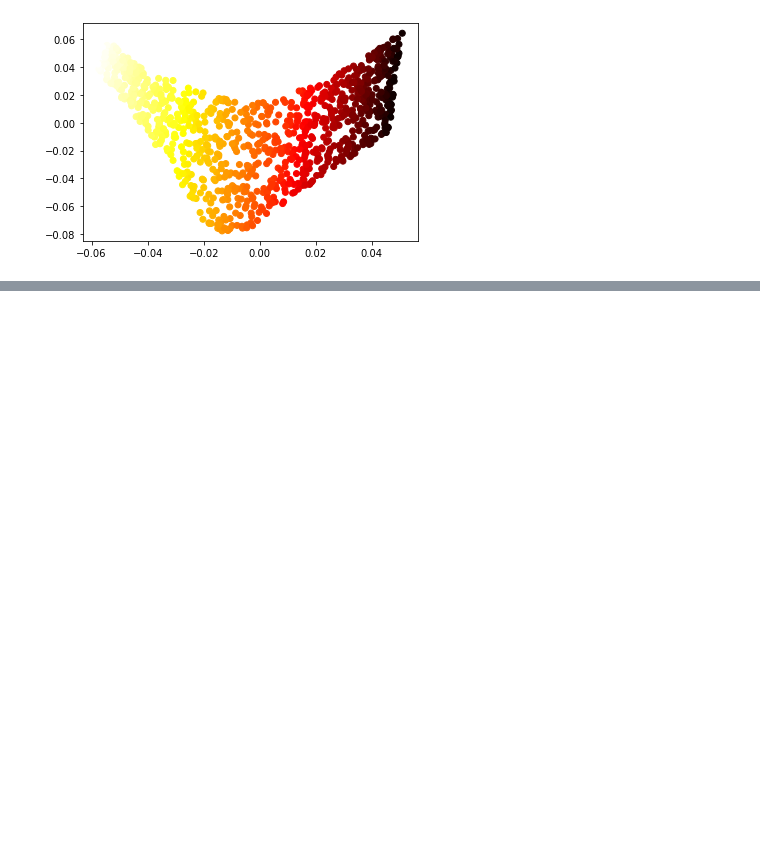
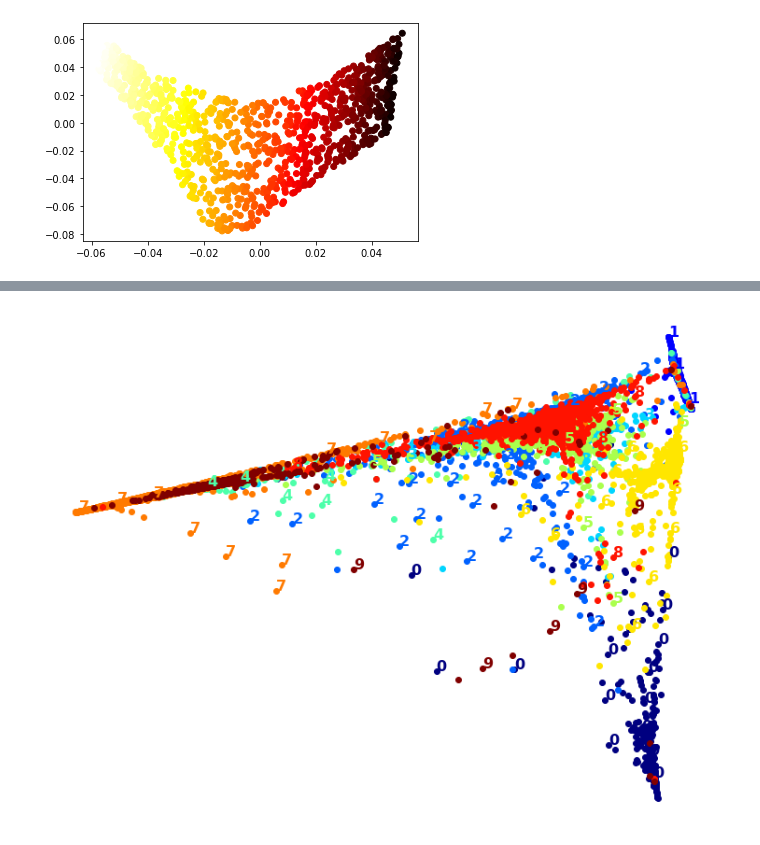
Before and after one commit to HectorFranc/ML-notebook, a Jupyter notebook: lessons/6.-Decomposition.ipynb, the cells around one changed output, grey strips where cells are left out. Drawn from its saved outputs; the diff is of its cells as text; code cells hidden in the pictures; blank space fills up the shorter version.

```diff
--- a/lessons/6.-Decomposition.ipynb
+++ b/lessons/6.-Decomposition.ipynb
@@ -225,0 +393,8 @@ plt.scatter(X_reduced[:, 0], X_reduced[:, 1], c=t, cmap='hot')
+# %%
+from sklearn.manifold import LocallyLinearEmbedding
+
+X_lle_reduced = LocallyLinearEmbedding(n_components=2, random_state=42).fit_transform(X)
+plot_digits(X_lle_reduced, y)
+plt.show()
+# %% [output]
+[figure, added]
```
Also changed, not shown: parts of 16 cells of this notebook.
